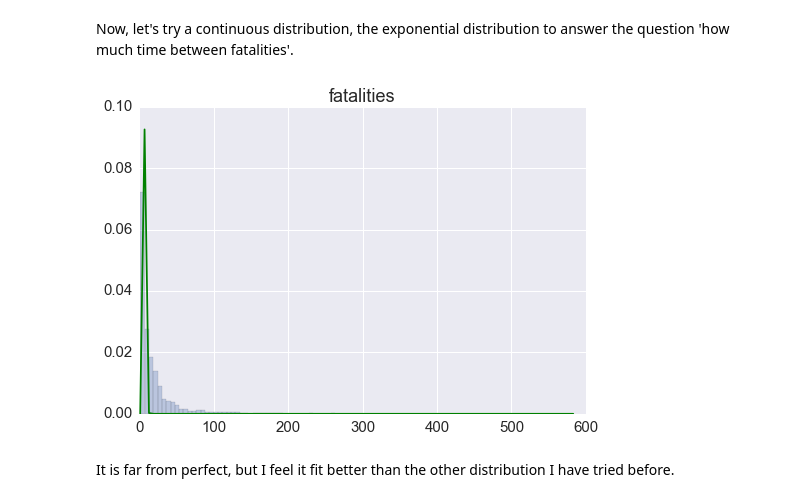
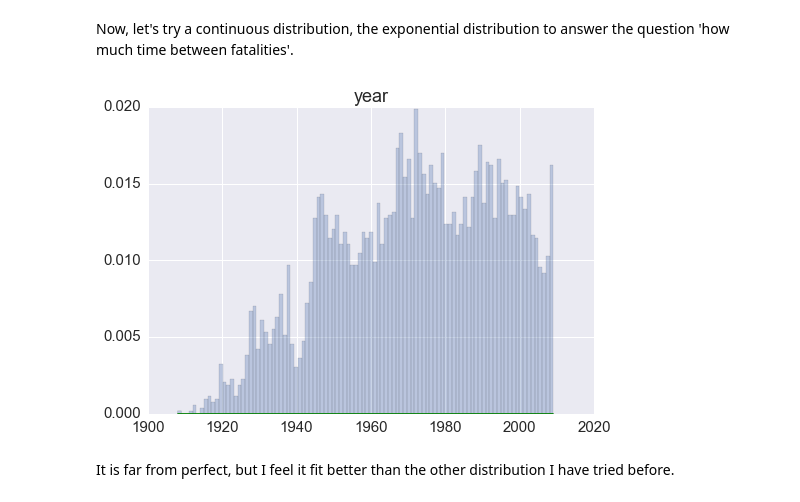
Before and after one commit to carlespoles/DSCI6002-student, a Jupyter notebook: week5/5-1_Review/DSCI6002-Midterm-Part2-CarlesPolesMielgo.ipynb, the cells around one changed output. Saved outputs shown, nothing was run; the diff lists cells and outputs as text; code cells hidden in the pictures.

```diff
--- a/week5/5-1_Review/DSCI6002-Midterm-Part2-CarlesPolesMielgo.ipynb
+++ b/week5/5-1_Review/DSCI6002-Midterm-Part2-CarlesPolesMielgo.ipynb
@@ -785,11 +799,11 @@ Above I have tried a geometric distribution, but again it seems not a good fit e
 # %% [markdown]
 Now, let's try a continuous distribution, the exponential distribution to answer the question 'how much time between fatalities'.
 # %%
-x = linspace(df_only_fatalities.fatalities.min(), df_only_fatalities.fatalities.max(), 100)
+x = linspace(df.year.min(), df.year.max(), 100)
 exp = stats.expon(4.5)
 plot_exp = exp.pdf(x)
 # %%
-df_only_fatalities.hist(column='fatalities', bins=100, alpha=.3, normed=True)
+df.hist(column='year', bins=100, alpha=.3, normed=True)
 plot(x, plot_exp, color='green');
 # %% [output]
-[figure, old version]
+[figure, new version]
```
Also changed, not shown: parts of 24 cells of this notebook.
